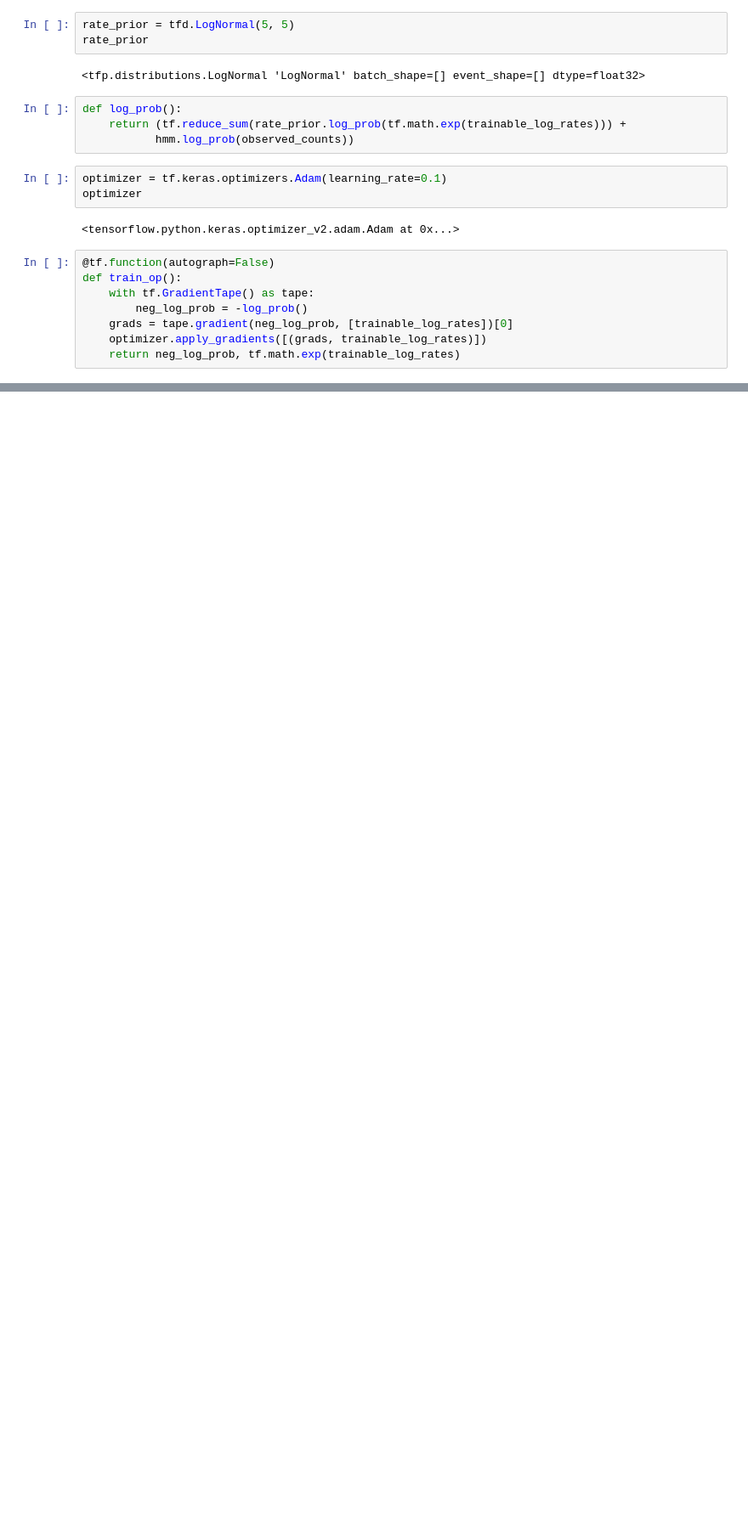
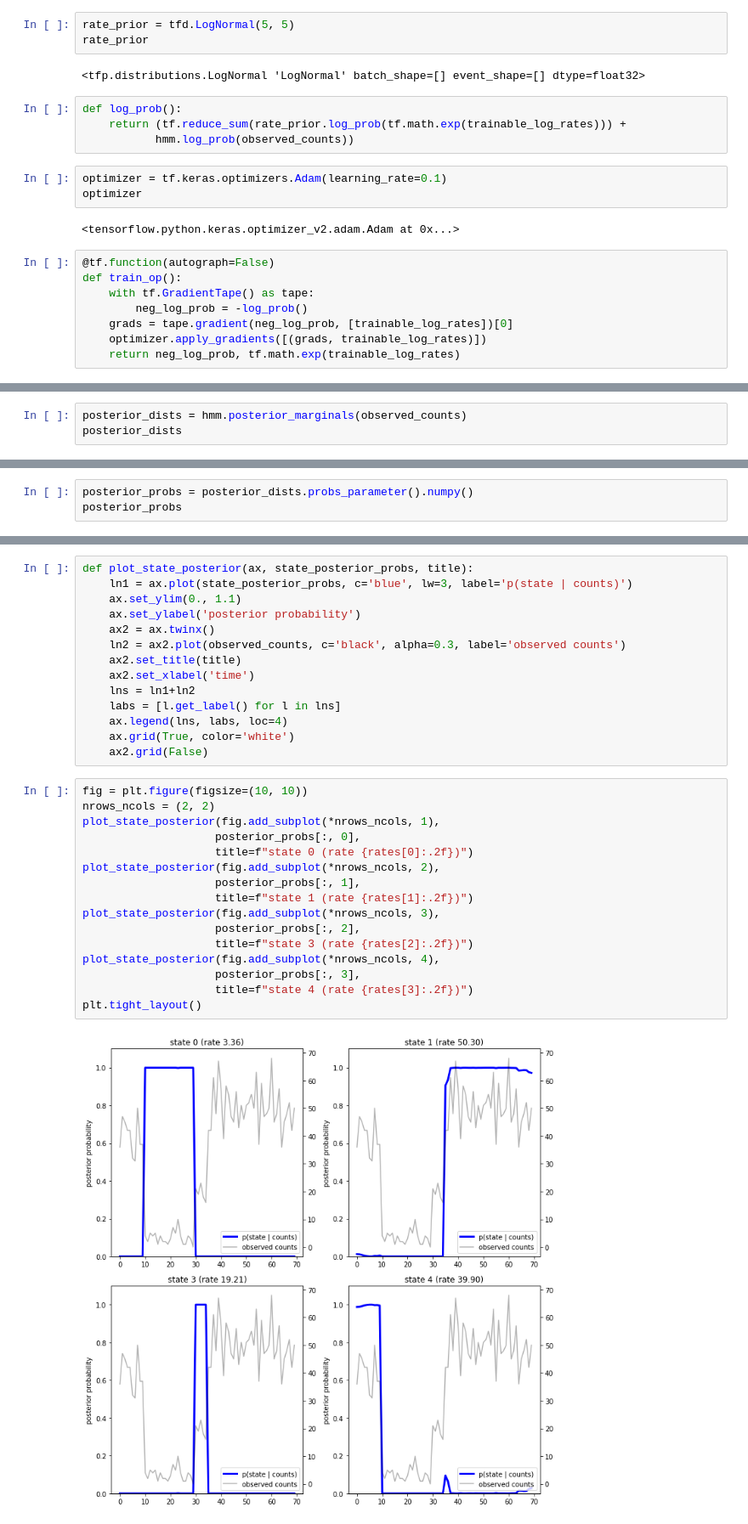
Before and after one commit to hnryjmes/tfp-multiple-changepoint-detection, a Jupyter notebook: tfp_multiple_changepoint_detection.ipynb, the cells around one changed output, grey strips where cells are left out. Shown: that part at 85% size. Cells and saved outputs as stored; diff of their text form; blank space fills up the shorter version.

Commit message:
Update notebook - recovering states

```diff
--- a/tfp_multiple_changepoint_detection.ipynb
+++ b/tfp_multiple_changepoint_detection.ipynb
@@ -131,0 +133,3 @@ True rates: [50, 3, 20, 50]
+# %%
+posterior_dists = hmm.posterior_marginals(observed_counts)
+posterior_dists
@@ -131,0 +138,3 @@ True rates: [50, 3, 20, 50]
+# %%
+posterior_probs = posterior_dists.probs_parameter().numpy()
+posterior_probs
@@ -131,0 +159,32 @@ True rates: [50, 3, 20, 50]
+# %%
+def plot_state_posterior(ax, state_posterior_probs, title):
+    ln1 = ax.plot(state_posterior_probs, c='blue', lw=3, label='p(state | counts)')
+    ax.set_ylim(0., 1.1)
+    ax.set_ylabel('posterior probability')
+    ax2 = ax.twinx()
+    ln2 = ax2.plot(observed_counts, c='black', alpha=0.3, label='observed counts')
+    ax2.set_title(title)
+    ax2.set_xlabel('time')
+    lns = ln1+ln2
+    labs = [l.get_label() for l in lns]
+    ax.legend(lns, labs, loc=4)
+    ax.grid(True, color='white')
+    ax2.grid(False)
+# %%
+fig = plt.figure(figsize=(10, 10))
+nrows_ncols = (2, 2)
+plot_state_posterior(fig.add_subplot(*nrows_ncols, 1),
+                    posterior_probs[:, 0],
+                    title=f"state 0 (rate {rates[0]:.2f})")
+plot_state_posterior(fig.add_subplot(*nrows_ncols, 2),
+                    posterior_probs[:, 1],
+                    title=f"state 1 (rate {rates[1]:.2f})")
+plot_state_posterior(fig.add_subplot(*nrows_ncols, 3),
+                    posterior_probs[:, 2],
+                    title=f"state 3 (rate {rates[2]:.2f})")
+plot_state_posterior(fig.add_subplot(*nrows_ncols, 4),
+                    posterior_probs[:, 3],
+                    title=f"state 4 (rate {rates[3]:.2f})")
+plt.tight_layout()
+# %% [output]
+[figure, added]
```
Also changed, not shown: parts of 10 cells of this notebook.
